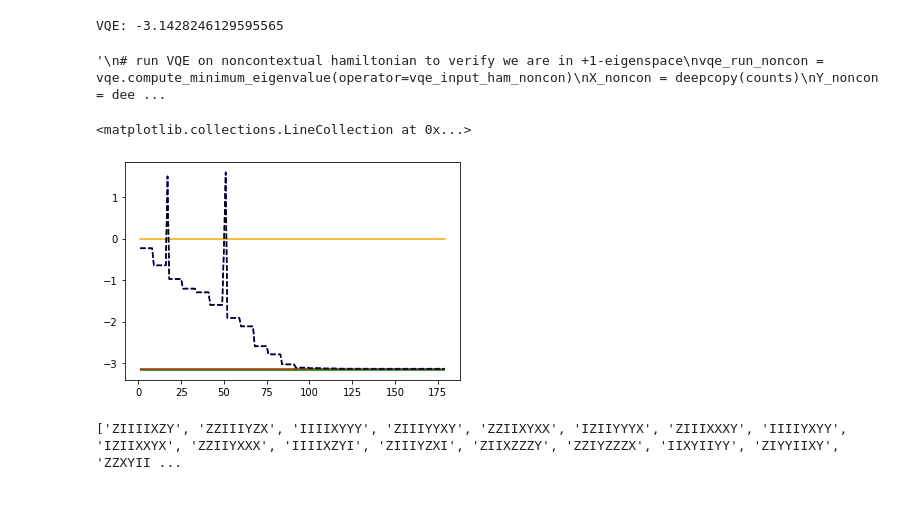
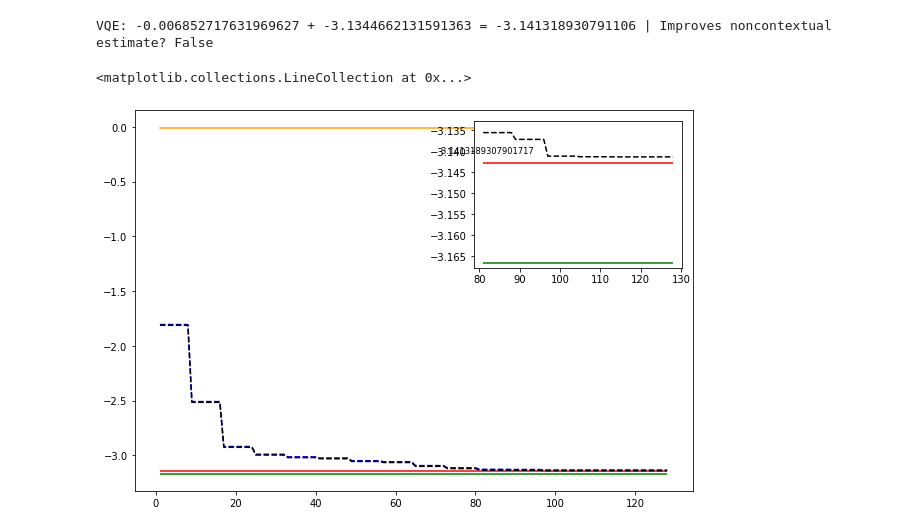
Before and after one commit to wmkirby1/CS-VQE, a Jupyter notebook: HeH+ Example.ipynb, the cells around one changed output. Cells and saved outputs as stored; diff of their text form; code cells hidden in the pictures; blank space fills up the shorter version.

```diff
--- a/HeH+ Example.ipynb
+++ b/HeH+ Example.ipynb
@@ -375,7 +376,7 @@ values = []
 def store_intermediate_result(eval_count, parameters, mean, std):
     counts.append(eval_count)
     values.append(mean)
-"""
+
 amp_ratio = (1 + r2) / (r1)
 t1 = np.arctan(-amp_ratio)
 t2 = np.arctan(+amp_ratio)
@@ -402,21 +403,27 @@ anz.x(0)
 #reverse CNOT cascade
 anz.cx(6, 0),anz.cx(5, 6), anz.cx(4, 5), anz.cx(3, 4), anz.cx(2, 3)
 anz.x(1)
-"""
-ucc_reversed=[]
-for p in list(ucc.keys()):
-    p_ref = list(deepcopy(p))
-    p_ref.reverse()
-    ucc_reversed.append(''.join(p_ref))
 
-anz = c_anz.construct_ansatz(init_state=[3], paulis=ucc_reversed)
+
+#ucc_reversed=[]
+#for p in list(ucc.keys()):
+#    p_ref = list(deepcopy(p))
+#    p_ref.reverse()
+#    ucc_reversed.append(''.join(p_ref))####
+
+#anz = c_anz.construct_ansatz(init_state=[4], paulis=ucc_reversed, trot_order=2)
+##anz += anz#= c_anz.construct_ansatz(paulis=ucc_reversed, circ=anz, index_offset=100) #trotterise
+##print(anz.draw())
+#vqe = VQE(anz, optimizer=slsqp, callback=store_intermediate_result, quantum_instance=qi)#
+
+#vqe_input_ham = qonvert.dict_to_WeightedPauliOperator(ham)
+#vqe_run = vqe.compute_minimum_eigenvalue(operator=vqe_input_ham)
+#vqe_result = vqe_run.optimal_value
+
+#print('VQE:', vqe_result)
 
 vqe = VQE(anz, optimizer=slsqp, callback=store_intermediate_result, quantum_instance=qi)
 
-vqe_input_ham = qonvert.dict_to_WeightedPauliOperator(ham)
-vqe_run = vqe.compute_minimum_eigenvalue(operator=vqe_input_ham)
-print('VQE:', vqe_result)
-"""
 # run VQE on noncontextual hamiltonian to verify we are in +1-eigenspace
 vqe_run_noncon = vqe.compute_minimum_eigenvalue(operator=vqe_input_ham_noncon)
 X_noncon = deepcopy(counts)
@@ -431,45 +438,52 @@ Y_context = deepcopy(values)
 vqe_result_noncon = vqe_run_noncon.optimal_value
 vqe_result_context = vqe_run_context.optimal_value
 vqe_result = vqe_result_noncon + vqe_result_context
-"""
-#print('VQE:', vqe_result_noncon,'+', vqe_result_context,'=', vqe_result, '|', 'Improves noncontextual estimate?', vqe_result<gs_noncon_energy)
+
+print('VQE:', vqe_result_noncon,'+', vqe_result_context,'=', vqe_result, '|', 'Improves noncontextual estimate?', vqe_result<gs_noncon_energy)
 # %% [output]
-VQE: -3.1428246129595565
+VQE: -0.006852717631969627 + -3.1344662131591363 = -3.141318930791106 | Improves noncontextual estimate? False
-'\n# run VQE on noncontextual hamiltonian to verify we are in +1-eigenspace\nvqe_run_noncon = vqe.compute_minimum_eigenvalue(operator=vqe_input_ham_noncon)\nX_noncon = deepcopy(counts)\nY_noncon = dee ...
 # %%
+fig, ax = plt.subplots(figsize = (10, 7))
+
 X=X_context
 conv_diff = len(X_context) - len(X_noncon)
 
 if conv_diff < 0:
     Y_noncon = Y_noncon[0:len(X)]
 else:
     for i in range(conv_diff):
         Y_noncon.append(Y_noncon[-1])
 
 Y_total = [sum(x) for x in zip(Y_noncon, Y_context)]
 
-plt.plot(X, Y_noncon, color='orange')
+ax.plot(X, Y_noncon, color='orange')
 #plt.scatter(X, Y_context, color='blue', marker = 'x')
-plt.plot(X, Y_context, color='blue', ls='--')
+ax.plot(X, Y_context, color='blue', ls='--')
 #plt.scatter(X, Y_total, color='black', marker = 'x')
-plt.plot(X, Y_total, color='black', ls='--')
+ax.plot(X, Y_total, color='black', ls='--')
 
-plt.hlines(gs_noncon_energy, 1, len(X), color='r')
-plt.hlines(true_gs, 1, len(X), color='g')
+X_zoom = []
+Y_zoom = []
+for index, t in enumerate(Y_total):
+    if t-0.01 < gs_noncon_energy:
+        X_zoom.append(X[index])
+        Y_zoom.append(t)
+
+# location for the zoomed portion
+sub_axes = plt.axes([.596, .568, .29, .29])
+
+# plot the zoomed portion
+sub_axes.set_ylim((true_gs-0.001, gs_noncon_energy+0.01))
+sub_axes.plot(X_zoom, Y_zoom, color='black', ls='--')
+sub_axes.hlines(gs_noncon_energy, X_zoom[0], X_zoom[-1], color='r')
+sub_axes.hlines(true_gs, X_zoom[0], X_zoom[-1], color='g')
+sub_axes.text(70, Y_total[-1]+0.001, str(Y_total[-1]), size='small')
+
+ax.hlines(gs_noncon_energy, 1, len(X), color='r')
+ax.hlines(true_gs, 1, len(X), color='g')
 # %% [output]
 <matplotlib.collections.LineCollection at 0x...>
-[figure, old version]
+[figure, new version]
-# %%
-ucc_fix_q1 = []
-for p in ucc.keys():
-    p_list = list(p)
-    #p_list[6] = 'I'
-    #p_list[7] = 'I'
-    p_list.reverse()
-    ucc_fix_q1.append(''.join(p_list))
-print(ucc_fix_q1)
-# %% [output]
-['ZIIIIXZY', 'ZZIIIYZX', 'IIIIXYYY', 'ZIIIYYXY', 'ZZIIXYXX', 'IZIIYYYX', 'ZIIIXXXY', 'IIIIYXYY', 'IZIIXXYX', 'ZZIIYXXX', 'IIIIXZYI', 'ZIIIYZXI', 'ZIIXZZZY', 'ZZIYZZZX', 'IIXYIIYY', 'ZIYYIIXY', 'ZZXYII ...
 # %%
 #VQE setup
 qi = QuantumInstance(Aer.get_backend('statevector_simulator'))
```
Also changed, not shown: parts of 23 cells of this notebook, 1 other file.
